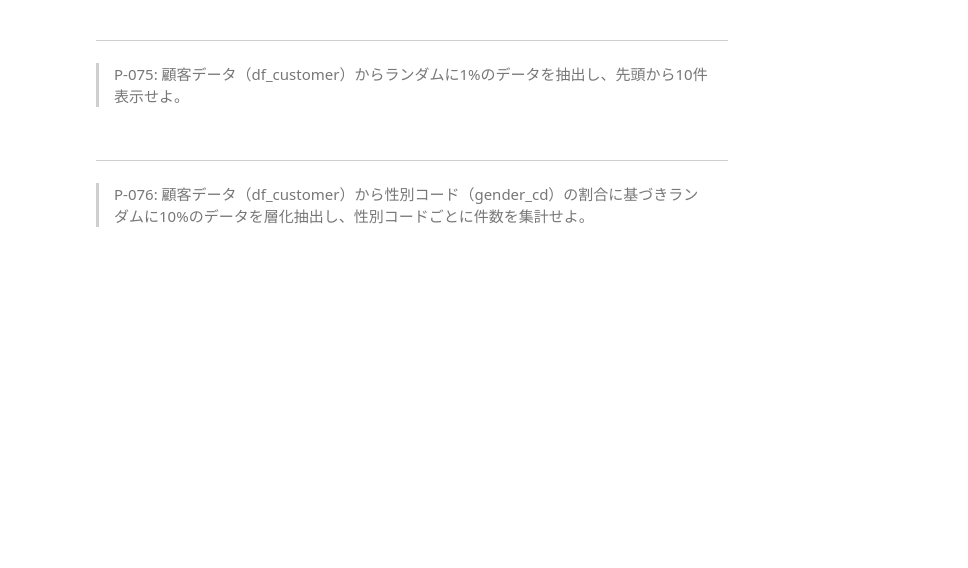
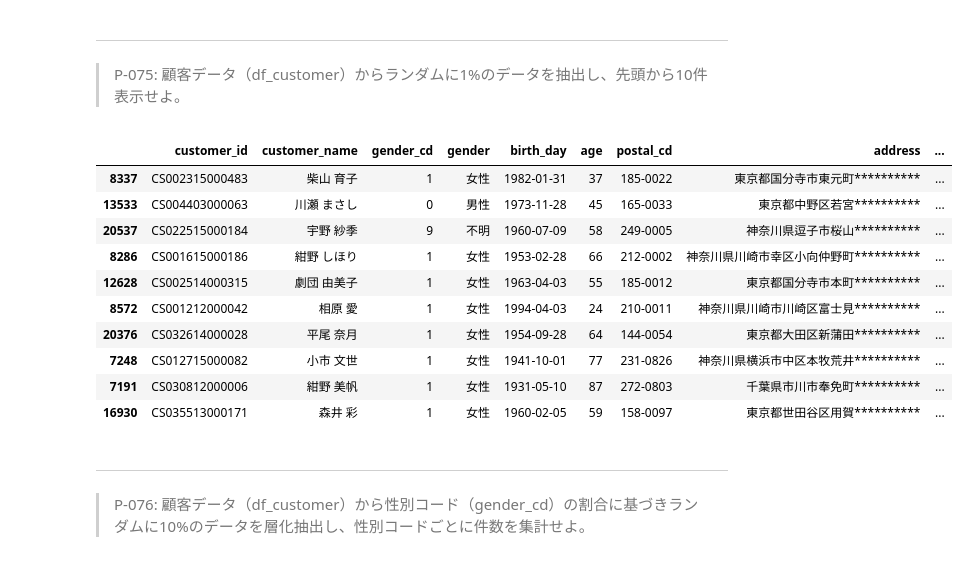
Before and after one commit to suzukiyashiro/DataEngineering, a Jupyter notebook: 100knocks-preprocess-master/100knocks-preprocess-master/docker/work/preprocess_knock_Python.ipynb, the cells around one changed output. Drawn from its saved outputs; the diff is of its cells as text; code cells hidden in the pictures; blank space fills up the shorter version.

```diff
--- a/100knocks-preprocess-master/100knocks-preprocess-master/docker/work/preprocess_knock_Python.ipynb
+++ b/100knocks-preprocess-master/100knocks-preprocess-master/docker/work/preprocess_knock_Python.ipynb
@@ -1007,6 +1633,20 @@ TIPS:
 # %% [markdown]
 ---
 > P-075: 顧客データ（df_customer）からランダムに1%のデータを抽出し、先頭から10件表示せよ。
+# %%
+df_customer.sample(frac=0.01).head(10)
+# %% [output]
+|  | customer_id | customer_name | gender_cd | gender | birth_day | age | postal_cd | address | ... |
+| 8337 | CS002315000483 | 柴山 育子 | 1 | 女性 | 1982-01-31 | 37 | 185-0022 | 東京都国分寺市東元町********** | ... |
+| 13533 | CS004403000063 | 川瀬 まさし | 0 | 男性 | 1973-11-28 | 45 | 165-0033 | 東京都中野区若宮********** | ... |
+| 20537 | CS022515000184 | 宇野 紗季 | 9 | 不明 | 1960-07-09 | 58 | 249-0005 | 神奈川県逗子市桜山********** | ... |
+| 8286 | CS001615000186 | 紺野 しほり | 1 | 女性 | 1953-02-28 | 66 | 212-0002 | 神奈川県川崎市幸区小向仲野町********** | ... |
+| 12628 | CS002514000315 | 劇団 由美子 | 1 | 女性 | 1963-04-03 | 55 | 185-0012 | 東京都国分寺市本町********** | ... |
+| 8572 | CS001212000042 | 相原 愛 | 1 | 女性 | 1994-04-03 | 24 | 210-0011 | 神奈川県川崎市川崎区富士見********** | ... |
+| 20376 | CS032614000028 | 平尾 奈月 | 1 | 女性 | 1954-09-28 | 64 | 144-0054 | 東京都大田区新蒲田********** | ... |
+| 7248 | CS012715000082 | 小市 文世 | 1 | 女性 | 1941-10-01 | 77 | 231-0826 | 神奈川県横浜市中区本牧荒井********** | ... |
+| 7191 | CS030812000006 | 紺野 美帆 | 1 | 女性 | 1931-05-10 | 87 | 272-0803 | 千葉県市川市奉免町********** | ... |
+| 16930 | CS035513000171 | 森井 彩 | 1 | 女性 | 1960-02-05 | 59 | 158-0097 | 東京都世田谷区用賀********** | ... |
 # %% [markdown]
 ---
 > P-076: 顧客データ（df_customer）から性別コード（gender_cd）の割合に基づきランダムに10%のデータを層化抽出し、性別コードごとに件数を集計せよ。
```
Also changed, not shown: parts of 37 cells of this notebook.
